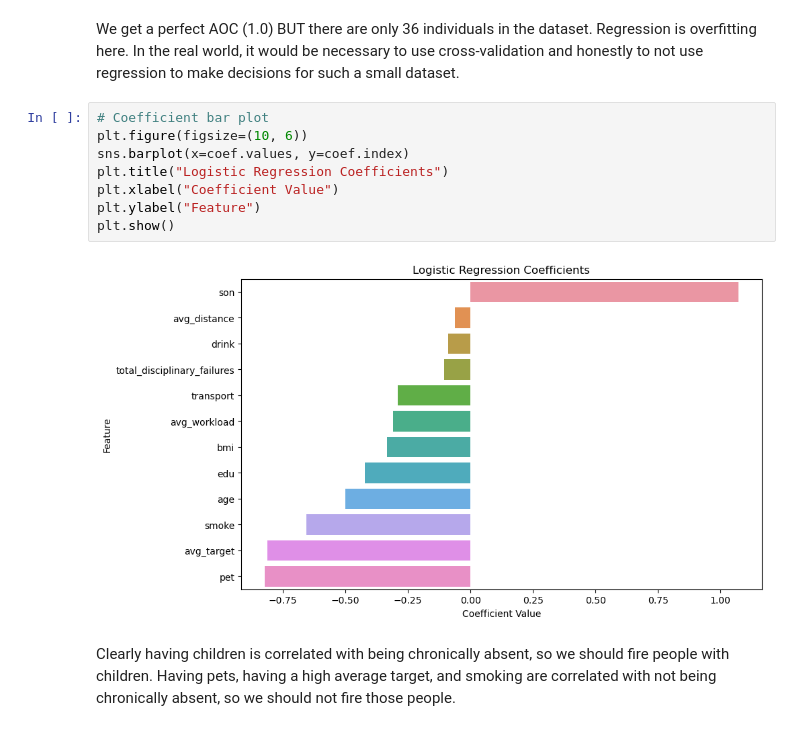
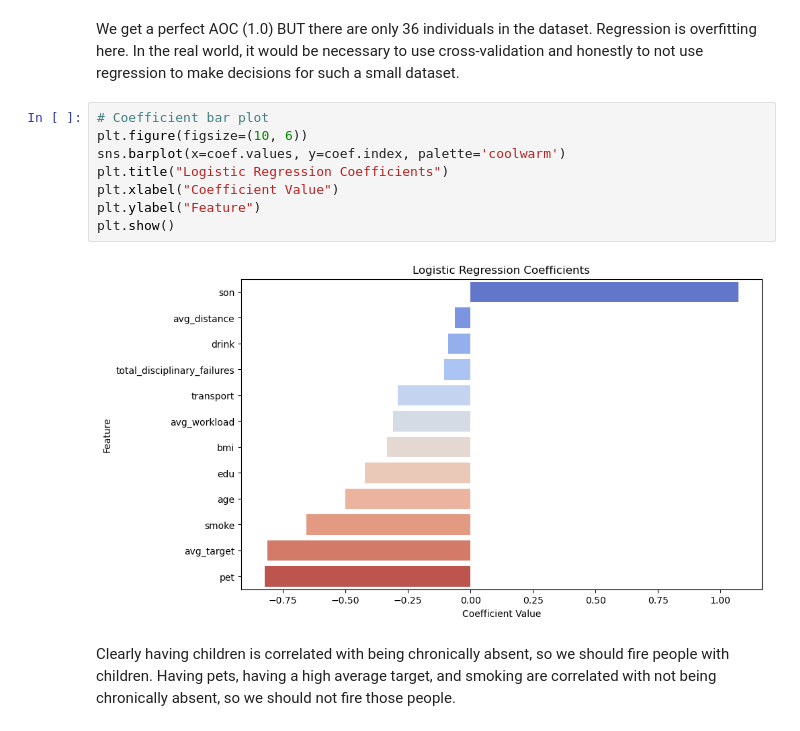
Before and after one commit to mwhalen805/SI-568-Project3, a Jupyter notebook: data.ipynb, the cells around one changed output. Cells and saved outputs as stored; diff of their text form.

Commit message:
minor bar plot updates

```diff
--- a/data.ipynb
+++ b/data.ipynb
@@ -166,12 +165,12 @@ We get a perfect AOC (1.0) BUT there are only 36 individuals in the dataset. Reg
 # %%
 # Coefficient bar plot
 plt.figure(figsize=(10, 6))
-sns.barplot(x=coef.values, y=coef.index)
+sns.barplot(x=coef.values, y=coef.index, palette='coolwarm')
 plt.title("Logistic Regression Coefficients")
 plt.xlabel("Coefficient Value")
 plt.ylabel("Feature")
 plt.show()
 # %% [output]
-[figure, old version]
+[figure, new version]
 # %% [markdown]
 Clearly having children is correlated with being chronically absent, so we should fire people with children. Having pets, having a high average target, and smoking are correlated with not being chronically absent, so we should not fire those people.
```
Also changed, not shown: parts of 1 cell of this notebook.
